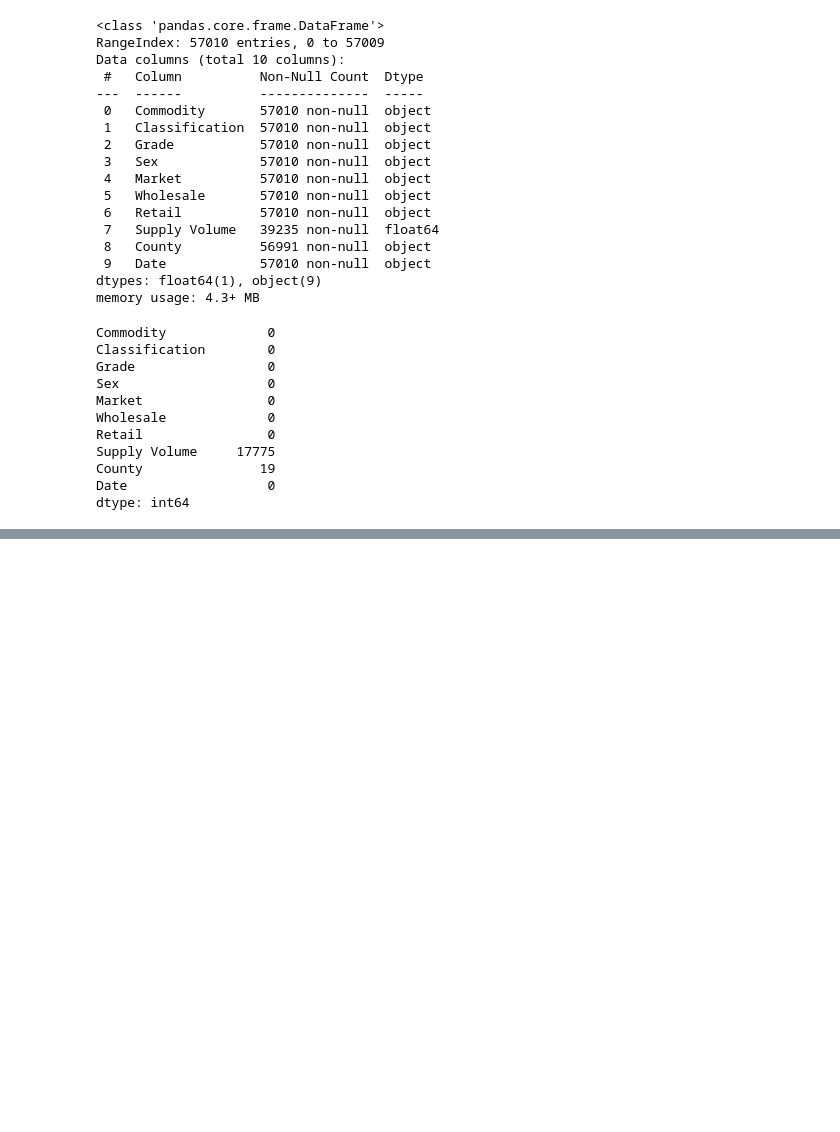
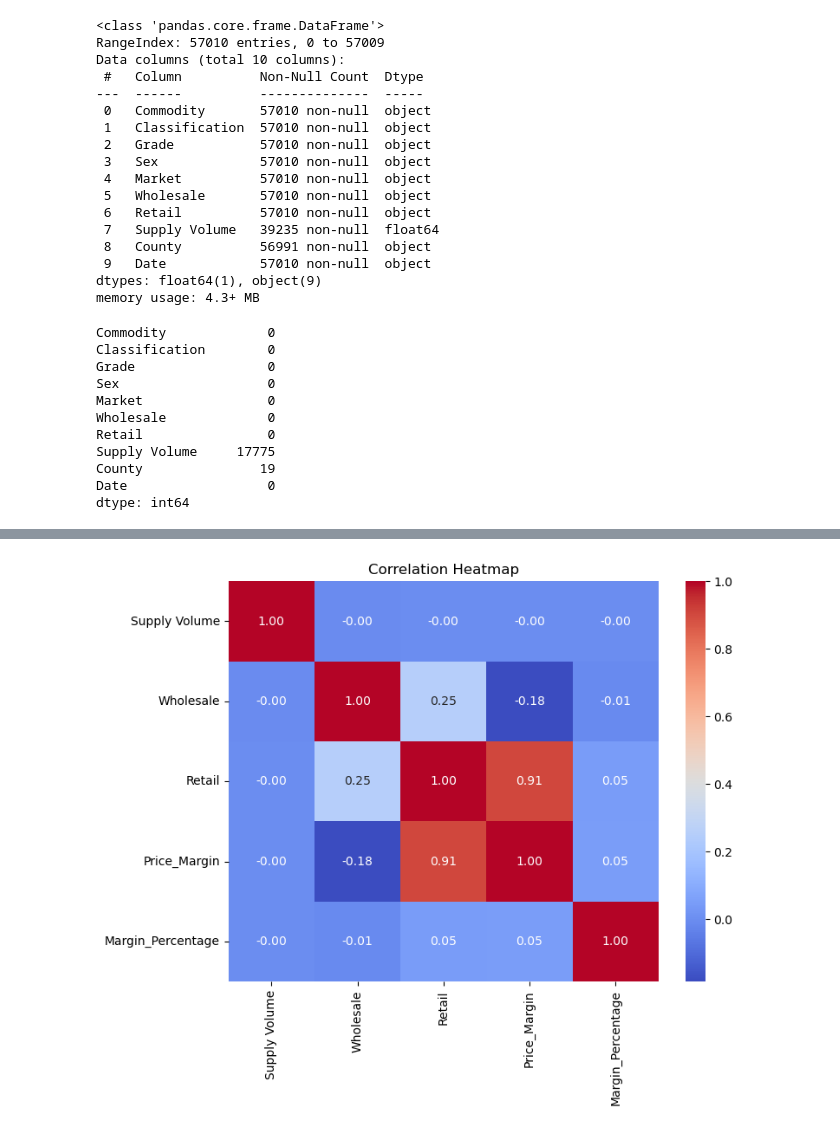
Before and after one commit to Victor-Mufasa/Agricultural-Commodity-Price-Forecasting, a Jupyter notebook: index.ipynb, the cells around one changed output, grey strips where cells are left out. Saved outputs shown, nothing was run; the diff lists cells and outputs as text; code cells hidden in the pictures; blank space fills up the shorter version.

```diff
--- a/index.ipynb
+++ b/index.ipynb
@@ -336,0 +310,8 @@ plt.show()
+# %%
+plt.figure(figsize=(8, 6))
+correlation = data[['Supply Volume', 'Wholesale', 'Retail', 'Price_Margin', 'Margin_Percentage']].corr()
+sns.heatmap(correlation, annot=True, cmap='coolwarm', fmt=".2f")
+plt.title('Correlation Heatmap')
+plt.show()
+# %% [output]
+[figure, added]
```
Also changed, not shown: parts of 47 cells of this notebook.
